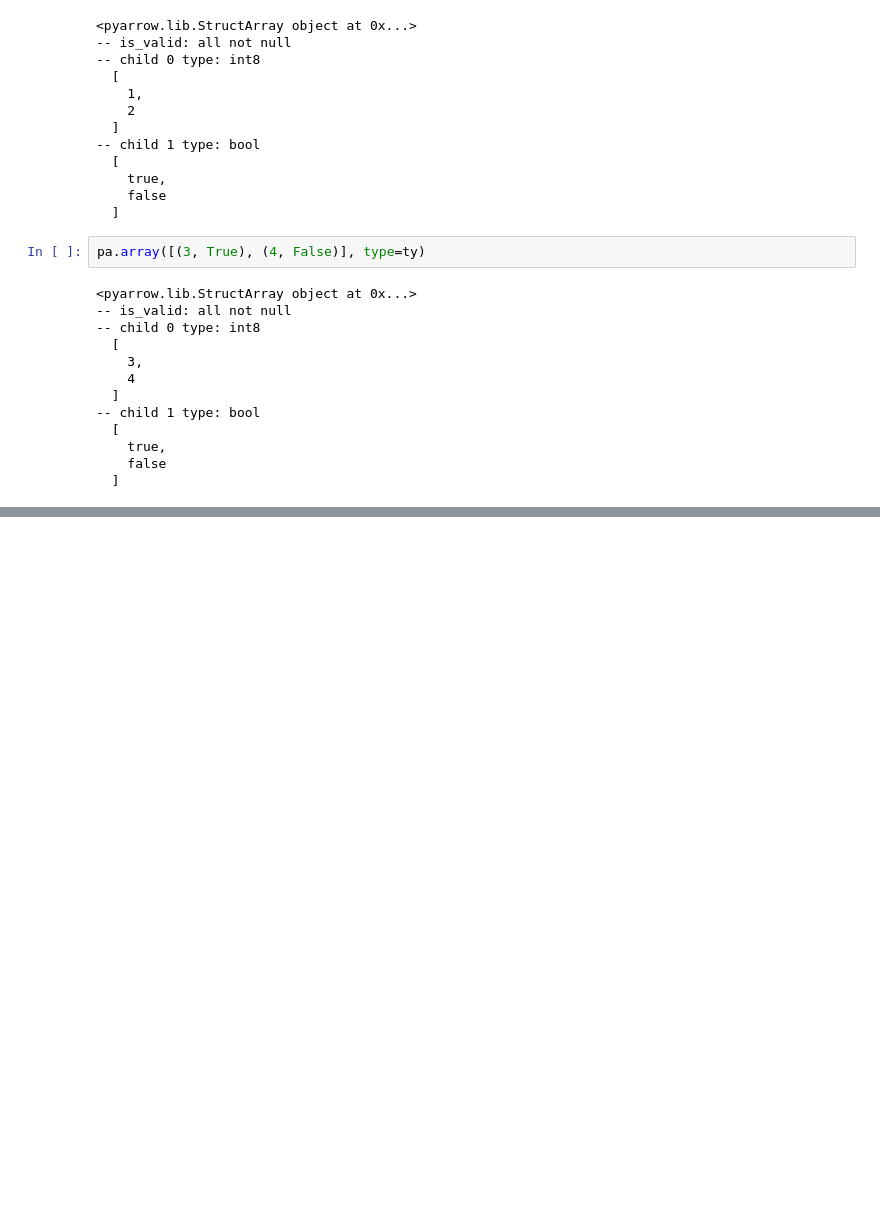
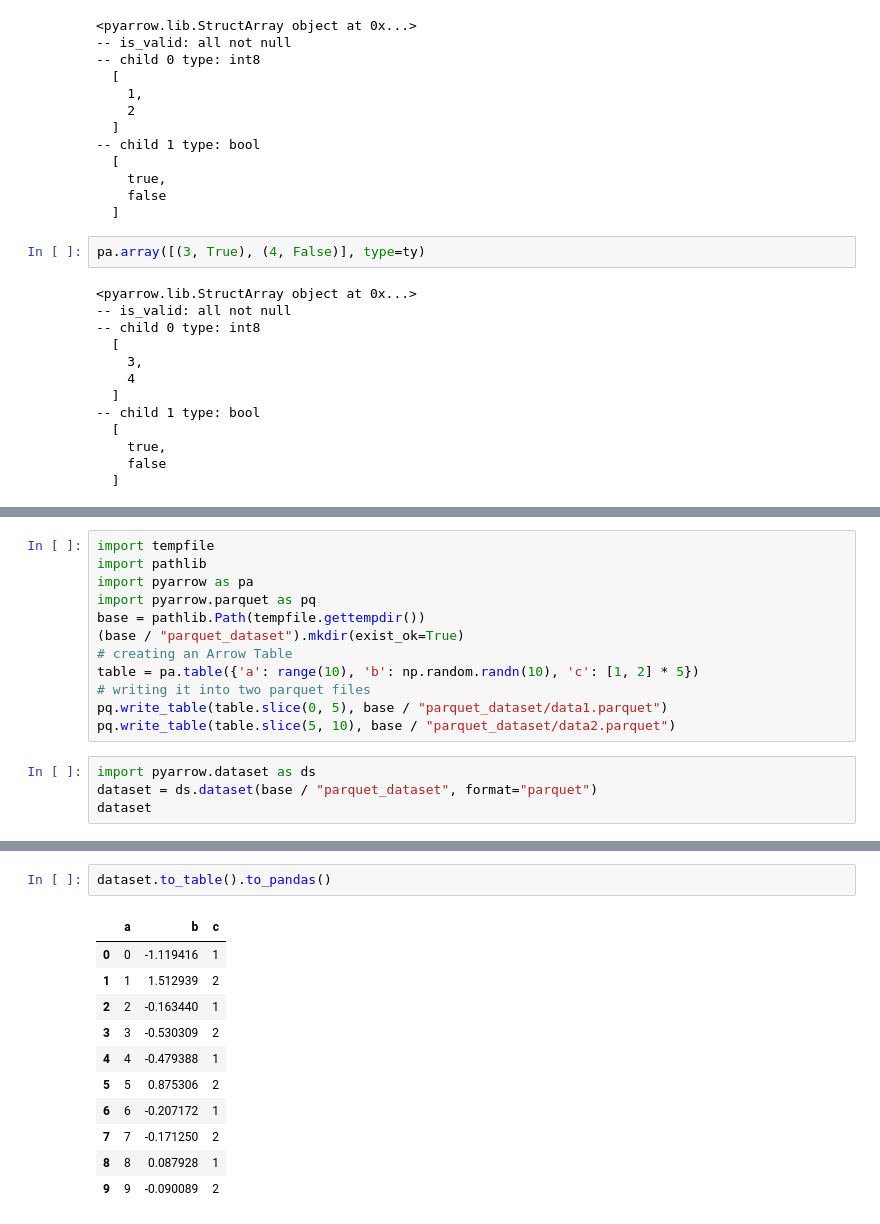
Before and after one commit to hkverma/litendb, a Jupyter notebook: py/arrow_tutorials.ipynb, the cells around one changed output, grey strips where cells are left out. Cells and saved outputs as stored; diff of their text form; blank space fills up the shorter version.

Commit message:
Complete Arrow tutorials

```diff
--- a/py/arrow_tutorials.ipynb
+++ b/py/arrow_tutorials.ipynb
@@ -239,0 +965,16 @@ pa.array([(3, True), (4, False)], type=ty)
+# %%
+import tempfile
+import pathlib
+import pyarrow as pa
+import pyarrow.parquet as pq
+base = pathlib.Path(tempfile.gettempdir())
+(base / "parquet_dataset").mkdir(exist_ok=True)
+# creating an Arrow Table
+table = pa.table({'a': range(10), 'b': np.random.randn(10), 'c': [1, 2] * 5})
+# writing it into two parquet files
+pq.write_table(table.slice(0, 5), base / "parquet_dataset/data1.parquet")
+pq.write_table(table.slice(5, 10), base / "parquet_dataset/data2.parquet")
+# %%
+import pyarrow.dataset as ds
+dataset = ds.dataset(base / "parquet_dataset", format="parquet")
+dataset
@@ -239,0 +1000,14 @@ pa.array([(3, True), (4, False)], type=ty)
+# %%
+dataset.to_table().to_pandas()
+# %% [output]
+|  | a | b | c |
+| 0 | 0 | -1.119416 | 1 |
+| 1 | 1 | 1.512939 | 2 |
+| 2 | 2 | -0.163440 | 1 |
+| 3 | 3 | -0.530309 | 2 |
+| 4 | 4 | -0.479388 | 1 |
+| 5 | 5 | 0.875306 | 2 |
+| 6 | 6 | -0.207172 | 1 |
+| 7 | 7 | -0.171250 | 2 |
+| 8 | 8 | 0.087928 | 1 |
+| 9 | 9 | -0.090089 | 2 |
```
Also changed, not shown: parts of 143 cells of this notebook, 1 other file.
